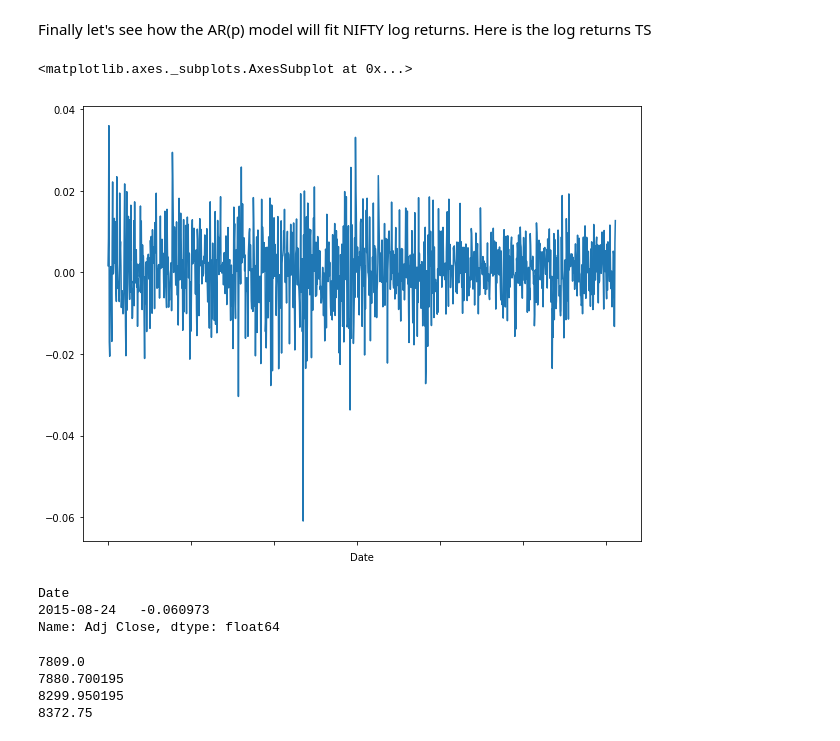
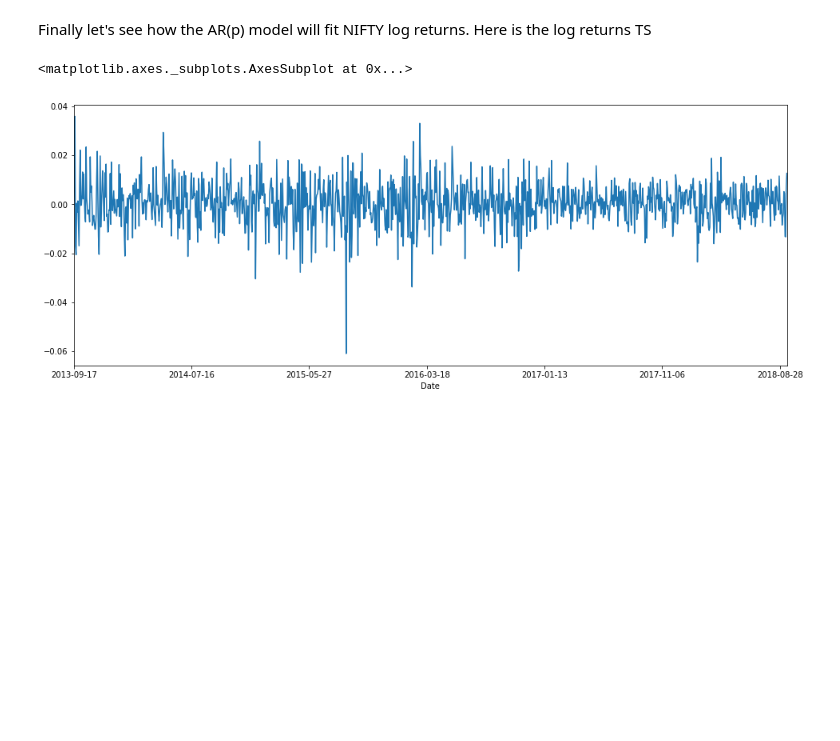
Before and after one commit to abhipr1/Quantitative-Trading, a Jupyter notebook: Time Series.ipynb, the cells around one changed output. Drawn from its saved outputs; the diff is of its cells as text; code cells hidden in the pictures; blank space fills up the shorter version.

```diff
--- a/Time Series.ipynb
+++ b/Time Series.ipynb
@@ -12,10 +12,17 @@ import matplotlib.pylab as plt
 import matplotlib as mpl
 
 %matplotlib inline
+# %%
+def drop_null_str(df):
+    df.replace('null', np.nan, inplace=True)
+    return df.astype(float)
 # %%
 data_nifty = pd.read_csv('Data/NIFTY.csv', index_col='Date').dropna()
 data_tcs = pd.read_csv('Data/TCS.csv', index_col='Date').dropna()
 data_infy = pd.read_csv('Data/INFY.csv', index_col='Date').dropna()
+data_nifty['Adj Close'] = drop_null_str(data_nifty['Adj Close'])
+data_tcs['Adj Close'] = drop_null_str(data_tcs['Adj Close'])
+data_infy['Adj Close'] = drop_null_str(data_infy['Adj Close'])
 # %%
 data_infy.head()
 # %% [output]
@@ -473,25 +451,8 @@ We have reason to suspect the residuals are not normally distributed.
 # %% [markdown]
 Finally let's see how the AR(p) model will fit NIFTY log returns. Here is the log returns TS
 # %%
-lrets_nifty = np.log(data_nifty['Adj Close']/data_nifty['Adj Close'].shift(1)).dropna()
-lrets_nifty.plot(figsize=(10,8))
+lrets_nifty = np.log(data_nifty['Adj Close']).diff().dropna()
+lrets_nifty.plot(figsize=(16,6))
 # %% [output]
 <matplotlib.axes._subplots.AxesSubplot at 0x...>
-[figure, old version]
+[figure, new version]
-# %%
-lrets_nifty[lrets_nifty<-.05]
-# %% [output]
-Date
-2015-08-24   -0.060973
-Name: Adj Close, dtype: float64
-# %%
-import datetime
-print(data_nifty.loc['2015-08-24']['Adj Close'])
-print(data_nifty.loc['2015-08-25']['Adj Close'])
-print(data_nifty.loc['2015-08-21']['Adj Close'])
-print(data_nifty.loc['2015-08-20']['Adj Close'])
-# %% [output]
-7809.0
-7880.700195
-8299.950195
-8372.75
```
Also changed, not shown: parts of 45 cells of this notebook.
